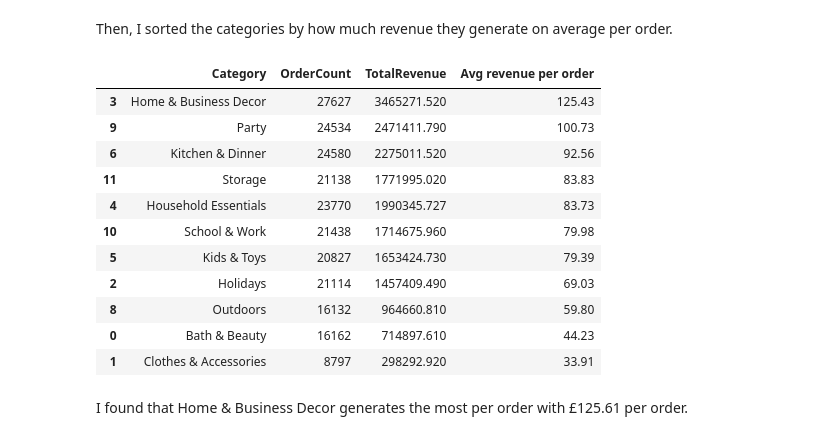
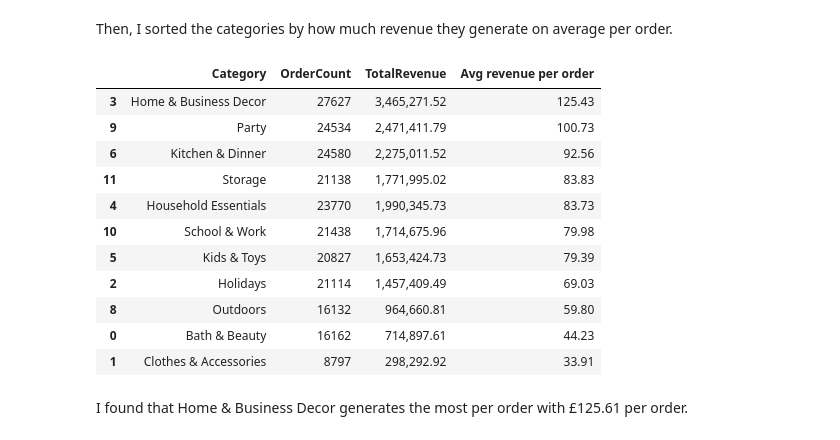
Before and after one commit to takiatah/online-retail-data-sales-analysis, a Jupyter notebook: E-Commerce Sales Analysis.ipynb, the cells around one changed output. Saved outputs shown, nothing was run; the diff lists cells and outputs as text; code cells hidden in the pictures.

```diff
--- a/E-Commerce Sales Analysis.ipynb
+++ b/E-Commerce Sales Analysis.ipynb
@@ -53,6 +55,10 @@ import numpy as np
 import matplotlib.pyplot as plt
 import seaborn as sns
 
+# Forces pandas to show numbers with commas and 2 decimal places
+pd.options.display.float_format = '{:,.2f}'.format
+
+# Load datasets and merge the rows into one dataframe
 data2009 = pd.read_csv("C:/Users/takia/Downloads/Online Retail II Project/Online Retail II Dataset/online_retail_data_2009.csv")
 data2010 = pd.read_csv("C:/Users/takia/Downloads/Online Retail II Project/Online Retail II Dataset/online_retail_data_2010.csv")
 retail_data = pd.concat([data2009, data2010], ignore_index=True)
@@ -660,26 +670,27 @@ The Revenue graph follows the the Orders graph and has almost the same order. Ho
 Then, I sorted the categories by how much revenue they generate on average per order.
 # %%
 # Sort categories by highest revenue per order (orders repeat across different categories if order includes items from multiple categories)
-
 temp = retail_data.groupby(["Category"]).agg(
     OrderCount = ("Invoice", "nunique"),
     TotalRevenue = ("TotalPrice", "sum")
 ).reset_index()
-temp["Avg revenue per order"] = (temp["TotalRevenue"]/temp["OrderCount"]).round(2)
+
+# Calculate Revenue column and disclude Other category
+temp["Avg revenue per order"] = (temp["TotalRevenue"]/temp["OrderCount"])
 temp[temp["Category"]!="Other"].sort_values(by="Avg revenue per order", ascending=False)
 # %% [output]
 |  | Category | OrderCount | TotalRevenue | Avg revenue per order |
-| 3 | Home & Business Decor | 27627 | 3465271.520 | 125.43 |
-| 9 | Party | 24534 | 2471411.790 | 100.73 |
-| 6 | Kitchen & Dinner | 24580 | 2275011.520 | 92.56 |
-| 11 | Storage | 21138 | 1771995.020 | 83.83 |
-| 4 | Household Essentials | 23770 | 1990345.727 | 83.73 |
-| 10 | School & Work | 21438 | 1714675.960 | 79.98 |
-| 5 | Kids & Toys | 20827 | 1653424.730 | 79.39 |
-| 2 | Holidays | 21114 | 1457409.490 | 69.03 |
-| 8 | Outdoors | 16132 | 964660.810 | 59.80 |
-| 0 | Bath & Beauty | 16162 | 714897.610 | 44.23 |
-| 1 | Clothes & Accessories | 8797 | 298292.920 | 33.91 |
+| 3 | Home & Business Decor | 27627 | 3,465,271.52 | 125.43 |
+| 9 | Party | 24534 | 2,471,411.79 | 100.73 |
+| 6 | Kitchen & Dinner | 24580 | 2,275,011.52 | 92.56 |
+| 11 | Storage | 21138 | 1,771,995.02 | 83.83 |
+| 4 | Household Essentials | 23770 | 1,990,345.73 | 83.73 |
+| 10 | School & Work | 21438 | 1,714,675.96 | 79.98 |
+| 5 | Kids & Toys | 20827 | 1,653,424.73 | 79.39 |
+| 2 | Holidays | 21114 | 1,457,409.49 | 69.03 |
+| 8 | Outdoors | 16132 | 964,660.81 | 59.80 |
+| 0 | Bath & Beauty | 16162 | 714,897.61 | 44.23 |
+| 1 | Clothes & Accessories | 8797 | 298,292.92 | 33.91 |
 # %% [markdown]
 I found that Home & Business Decor generates the most per order with £125.61 per order.
 # %% [markdown]
```
Also changed, not shown: parts of 58 cells of this notebook.
